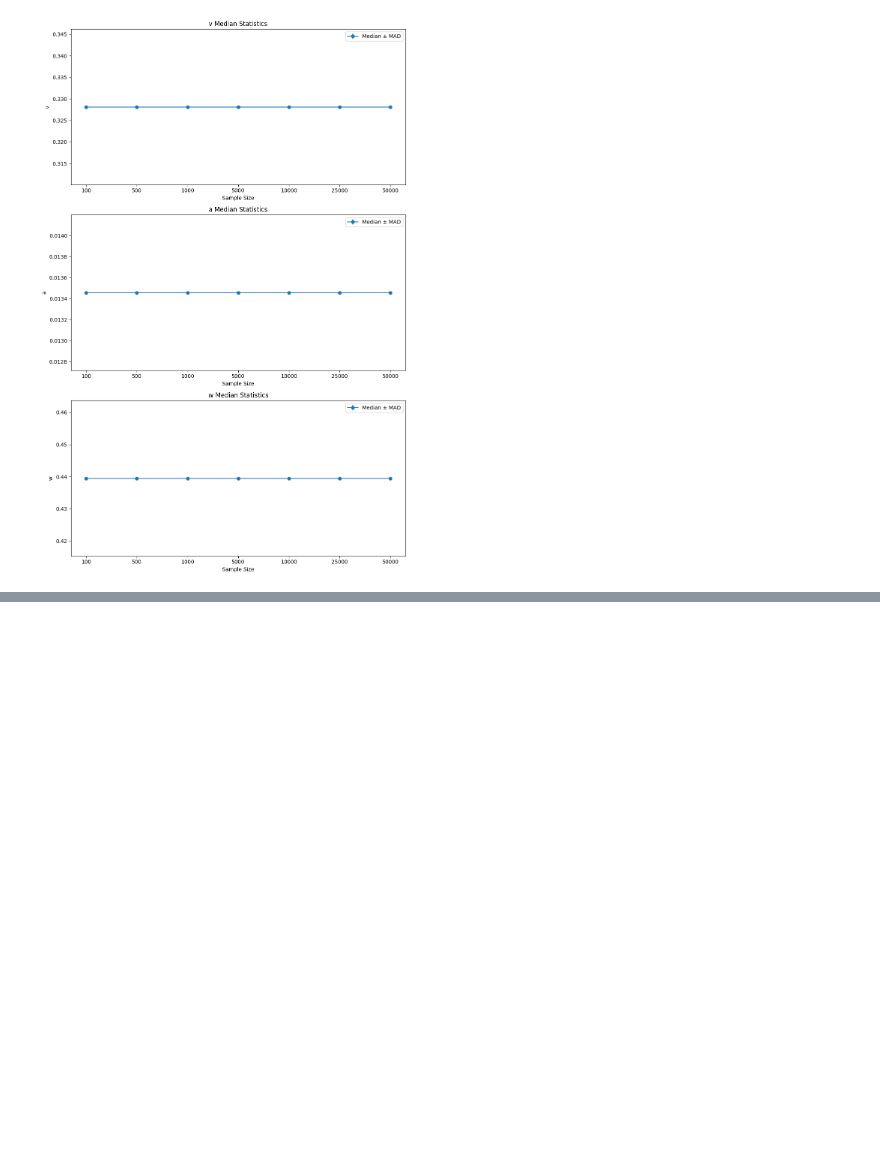
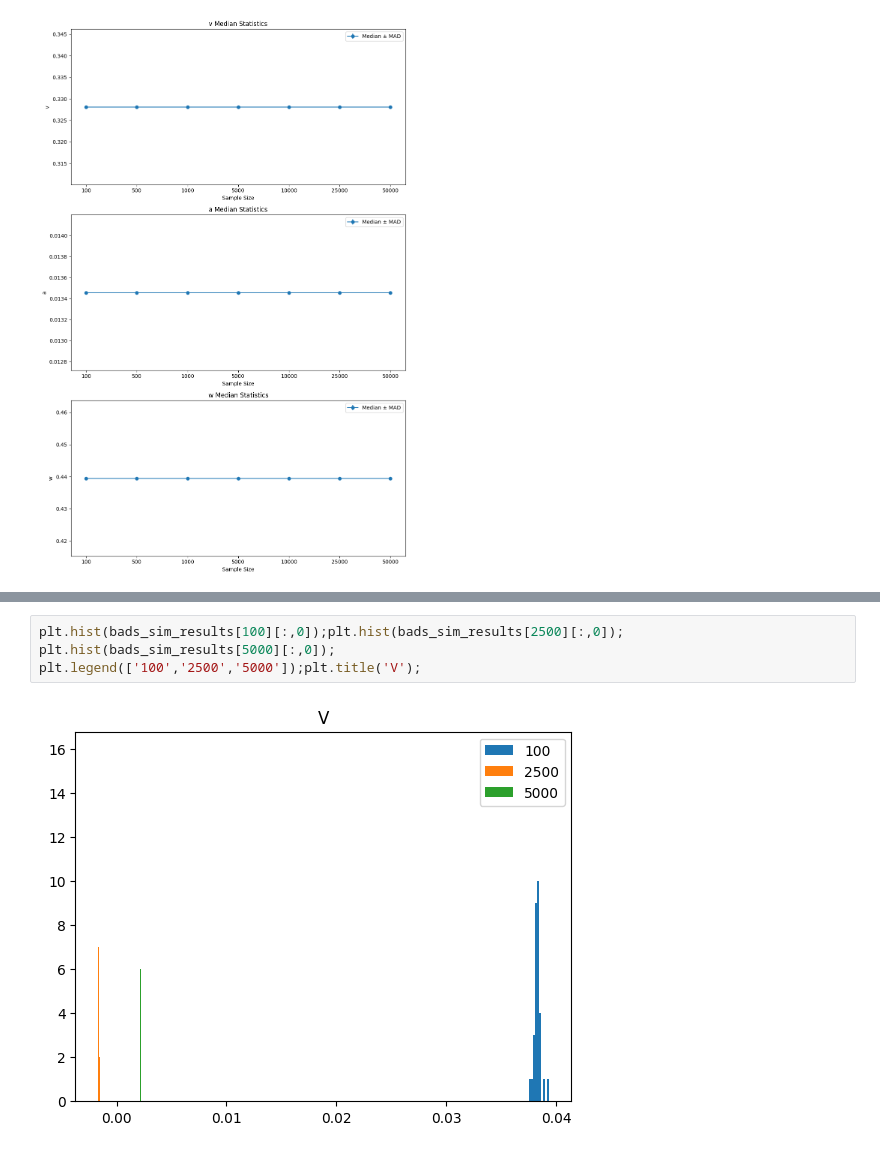
Before and after one commit to rakaar/ai_stats_notes, a Jupyter notebook: neural/ddm_ex22_v2.ipynb, the cells around one changed output, grey strips where cells are left out. Saved outputs shown, nothing was run; the diff lists cells and outputs as text; blank space fills up the shorter version.

```diff
--- a/neural/ddm_ex22_v2.ipynb
+++ b/neural/ddm_ex22_v2.ipynb
@@ -121,0 +137,5 @@ KeyboardInterrupt:
+# %%
+plt.hist(bads_sim_results[100][:,0]);plt.hist(bads_sim_results[2500][:,0]); plt.hist(bads_sim_results[5000][:,0]);
+plt.legend(['100','2500','5000']);plt.title('V');
+# %% [output]
+[figure, added]
```
Also changed, not shown: parts of 10 cells of this notebook, 2 other files.
